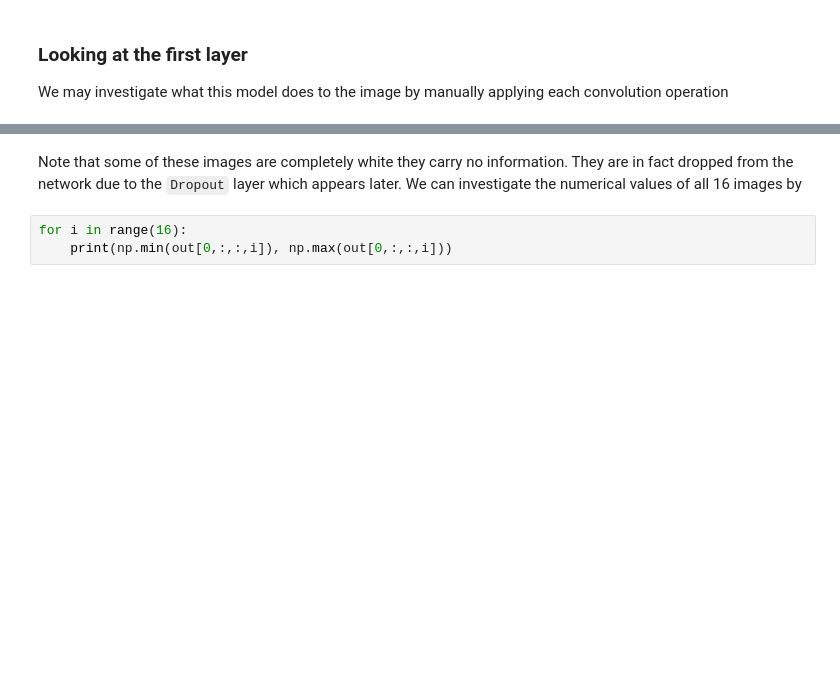
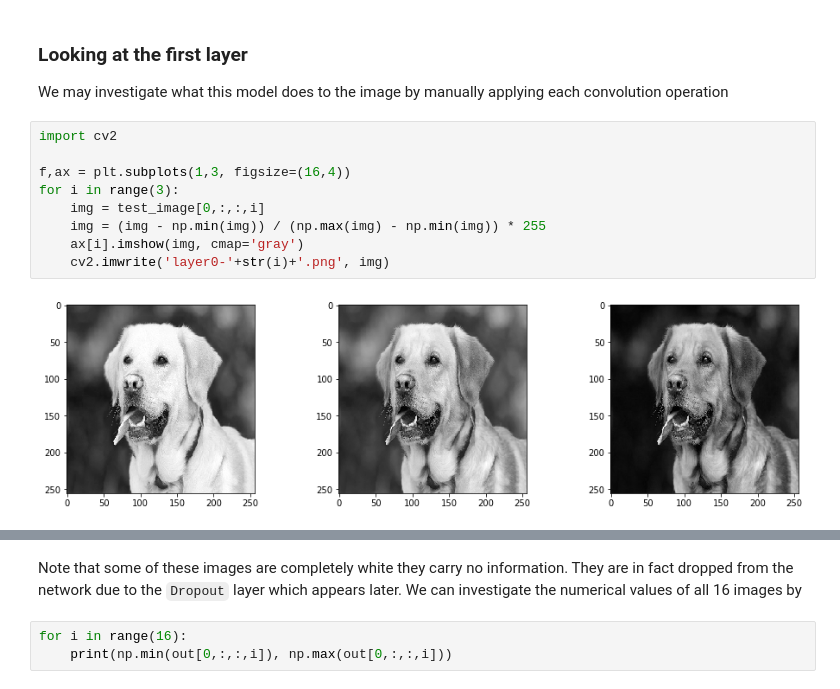
Before and after one commit to sintefmath/GeiloWinterSchool2018, a Jupyter notebook: course_material/CNN.ipynb, the cells around one changed output, grey strips where cells are left out. Saved outputs shown, nothing was run; the diff lists cells and outputs as text; blank space fills up the shorter version.

```diff
--- a/course_material/CNN.ipynb
+++ b/course_material/CNN.ipynb
@@ -550,6 +550,17 @@ The image is that of a  cat
 ### Looking at the first layer
 
 We may investigate what this model does to the image by manually applying each convolution operation
+# %%
+import cv2
+
+f,ax = plt.subplots(1,3, figsize=(16,4))
+for i in range(3):
+    img = test_image[0,:,:,i]
+    img = (img - np.min(img)) / (np.max(img) - np.min(img)) * 255
+    ax[i].imshow(img, cmap='gray')
+    cv2.imwrite('layer0-'+str(i)+'.png', img)
+# %% [output]
+[figure, added]
 # %%
 from keras.engine.topology import Input
 
```
Also changed, not shown: parts of 8 cells of this notebook.
